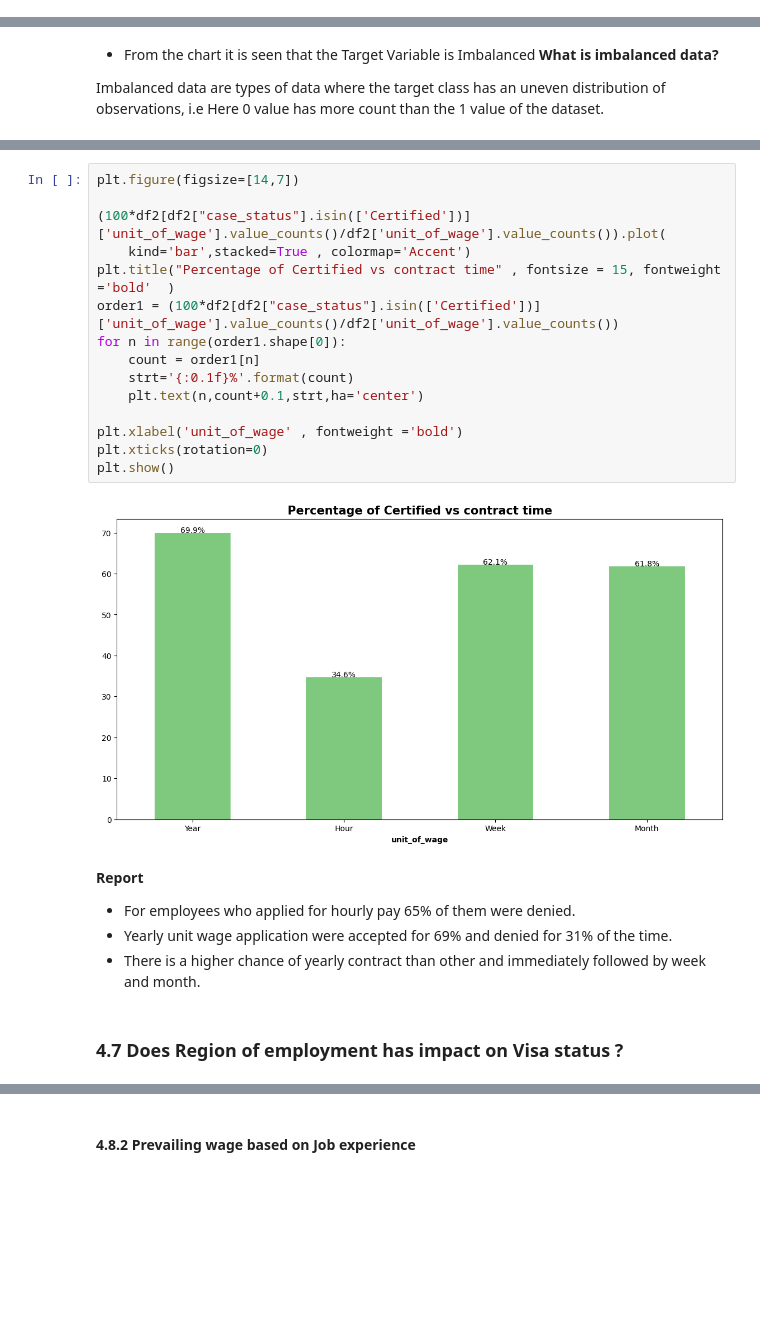
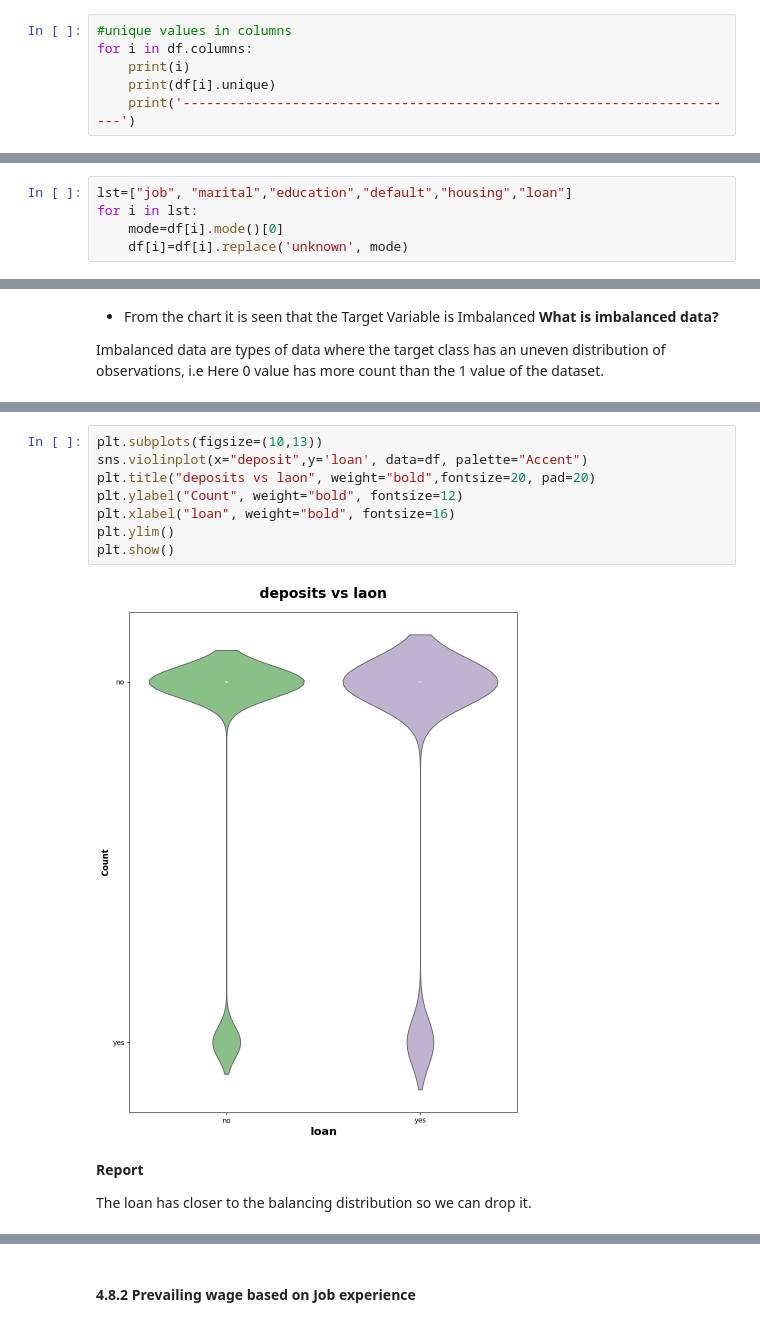
Before and after one commit to girishikhe/Long-term-deposit-prediction, a Jupyter notebook: notebook/long_term_deposit_EDA.ipynb, the cells around one changed output, grey strips where cells are left out. Cells and saved outputs as stored; diff of their text form; blank space fills up the shorter version.

```diff
--- a/notebook/long_term_deposit_EDA.ipynb
+++ b/notebook/long_term_deposit_EDA.ipynb
@@ -303,3 +303,9 @@ Previous Outcome of Campaign (poutcome):
 "Nonexistent" dominates, meaning most individuals were not part of any prior campaign.
 Subscription (y):
 "No" dominates this column, as most individuals did not subscribe to the term deposit.
+# %%
+#unique values in columns
+for i in df.columns:
+    print(i)
+    print(df[i].unique)
+    print('------------------------------------------------------------------------')
@@ -305,0 +330,5 @@ Subscription (y):
+# %%
+lst=["job", "marital","education","default","housing","loan"]
+for i in lst:
+    mode=df[i].mode()[0]
+    df[i]=df[i].replace('unknown', mode)
@@ -726,24 +810,14 @@ plt.show()
 # %%
-plt.figure(figsize=[14,7])
-
-(100*df2[df2["case_status"].isin(['Certified'])]['unit_of_wage'].value_counts()/df2['unit_of_wage'].value_counts()).plot(
-    kind='bar',stacked=True , colormap='Accent')
-plt.title("Percentage of Certified vs contract time" , fontsize = 15, fontweight ='bold'  )
-order1 = (100*df2[df2["case_status"].isin(['Certified'])]['unit_of_wage'].value_counts()/df2['unit_of_wage'].value_counts())
-for n in range(order1.shape[0]):
-    count = order1[n]
-    strt='{:0.1f}%'.format(count)
-    plt.text(n,count+0.1,strt,ha='center')
-
-plt.xlabel('unit_of_wage' , fontweight ='bold')
-plt.xticks(rotation=0)
+plt.subplots(figsize=(10,13))
+sns.violinplot(x="deposit",y='loan', data=df, palette="Accent")
+plt.title("deposits vs laon", weight="bold",fontsize=20, pad=20)
+plt.ylabel("Count", weight="bold", fontsize=12)
+plt.xlabel("loan", weight="bold", fontsize=16)
+plt.ylim()
 plt.show()
 # %% [output]
-[figure, old version]
+[figure, new version]
 # %% [markdown]
 **Report**
-* For employees who applied for hourly pay 65% of them were denied.
-* Yearly unit wage application were accepted for 69% and denied for 31% of the time.
-* There is a higher chance of yearly contract than other and immediately followed by week and month.
+
+The loan has closer to the balancing distribution so we can drop it.
-# %% [markdown]
-### 4.7 Does Region of employment has impact on Visa status ?
```
Also changed, not shown: parts of 64 cells of this notebook.
